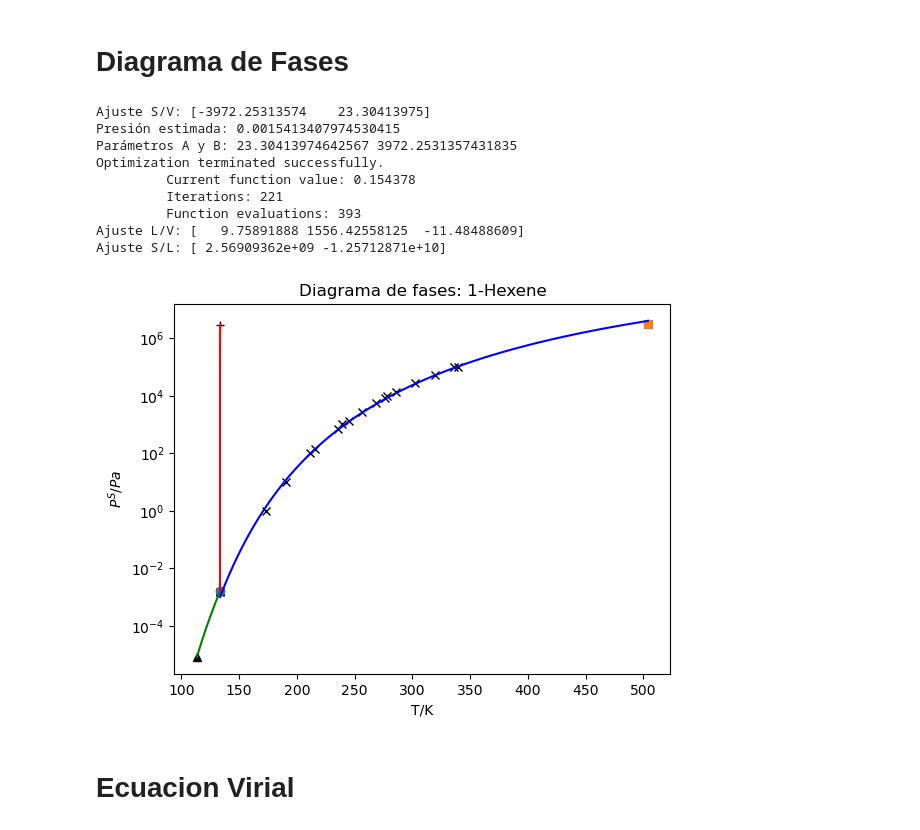
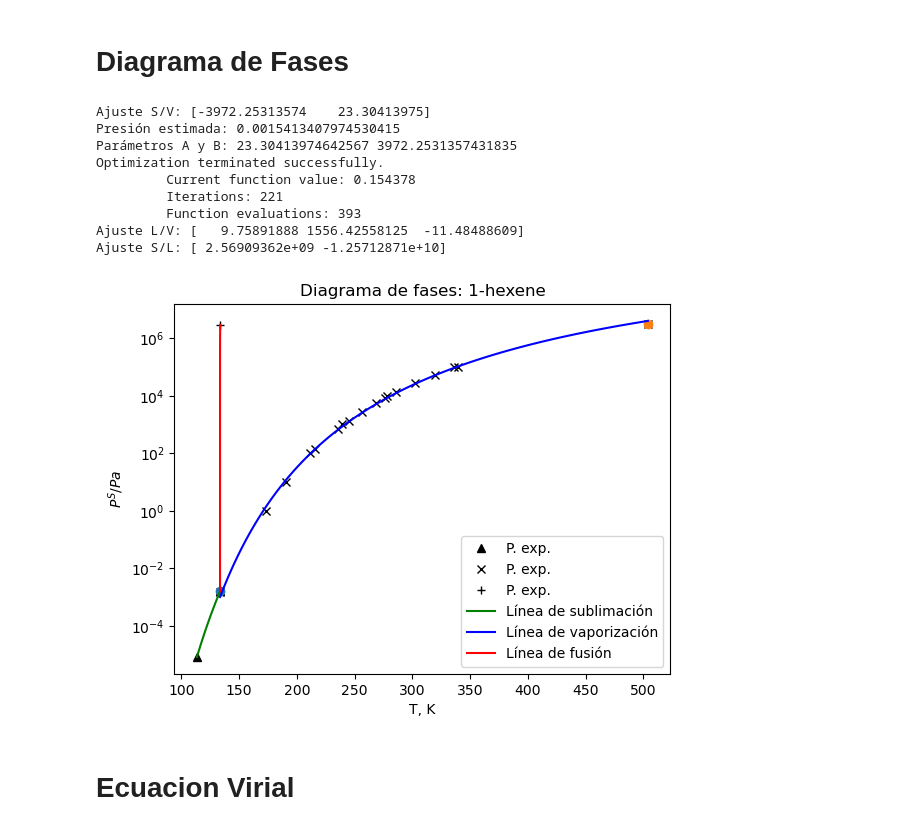
Before and after one commit to ChristianPh404/TQA, a Jupyter notebook: TQA (1).ipynb, the cells around one changed output. Drawn from its saved outputs; the diff is of its cells as text; code cells hidden in the pictures.

```diff
--- a/TQA (1).ipynb
+++ b/TQA (1).ipynb
@@ -853,7 +854,6 @@ for idx in range(len(PC_row)):
     PT_an_list.append(PT_an)
     PT_cc_list.append(PT_cc)
     TT_Hsub_list.append(TT_Hsub)
-    hvap_list.append(hvap)
     hsub_list.append(hsub)
     hsub_an_list.append(hsub_an)
     TT_Hsub_an_list.append(TT_Hsub_an)
@@ -923,41 +923,41 @@ def desv_PL(k, TS=TL, PS=PL):
     return sum((((PS - 10**(k[0] - k[1] / (TS + k[2]))) / PS)**2) / len(PS))**0.5
 
 kopt = optimize.fmin(desv_PL, [CC_s[1] / np.log(10), -CC_s[0] / np.log(10), 0])
 print('Ajuste L/V:', kopt)
 
 # Línea de fusión
 TF = (TT[0], TT[0]+0.15)
 PT = np.exp(A - (B / TT[0]))
 PV = np.exp(A - (hf / (R * TT[0])))
 PF = np.array([PT, PV])
 k_F = np.polyfit(np.log(TF), PF, 1)
 PF_graf = np.linspace(PF[0], PF[-1], 100)
 print('Ajuste S/L:', k_F)
 
 # Representación de los datos experimentales
-plt.semilogy(TS, PS, 'k^', TL, PL, 'kx', TF, PF, 'k+')
+plt.semilogy(TS, PS, 'k^', TL, PL, 'kx', TF, PF, 'k+',label='P. exp.')
 # Puntos crítico y triple
 plt.semilogy(TS[-1], PS[-1], 'o', TL[-1], PL[-1], 'o')
 # Líneas de ajuste
-plt.semilogy(Ts_graf, np.exp(CC_s[1] + CC_s[0] / Ts_graf), '-g')  # Línea de sublimación
-plt.semilogy(TL_graf, 10**(kopt[0] - kopt[1] / (TL_graf + kopt[2])), '-b')  # Línea de vaporización
-plt.semilogy(np.exp((PF_graf - k_F[1]) / k_F[0]), PF_graf, '-r')  # Línea de fusión
-plt.xlabel('T/K')
+plt.semilogy(Ts_graf, np.exp(CC_s[1] + CC_s[0] / Ts_graf), '-g',label='Línea de sublimación')
+plt.semilogy(TL_graf, 10**(kopt[0] - kopt[1] / (TL_graf + kopt[2])), '-b',label='Línea de vaporización')
+plt.semilogy(np.exp((PF_graf - k_F[1]) / k_F[0]), PF_graf, '-r',label='Línea de fusión')
 plt.ylabel('$P^{S}/Pa$')
-plt.title('Diagrama de fases: ' + sustanciae)
-plt.xscale('linear')
+plt.xlabel('T, K')
+plt.title('Diagrama de fases: ' + sustancia)
+plt.legend()
 plt.show()
 # %% [output]
 Ajuste S/V: [-3972.25313574    23.30413975]
 Presión estimada: 0.0015413407974530415
 Parámetros A y B: 23.30413974642567 3972.2531357431835
 Optimization terminated successfully.
          Current function value: 0.154378
          Iterations: 221
          Function evaluations: 393
 Ajuste L/V: [   9.75891888 1556.42558125  -11.48488609]
 Ajuste S/L: [ 2.56909362e+09 -1.25712871e+10]
-[figure, old version]
+[figure, new version]
 # %% [markdown]
 # Ecuacion Virial
 # %%
```
Also changed, not shown: parts of 26 cells of this notebook.
